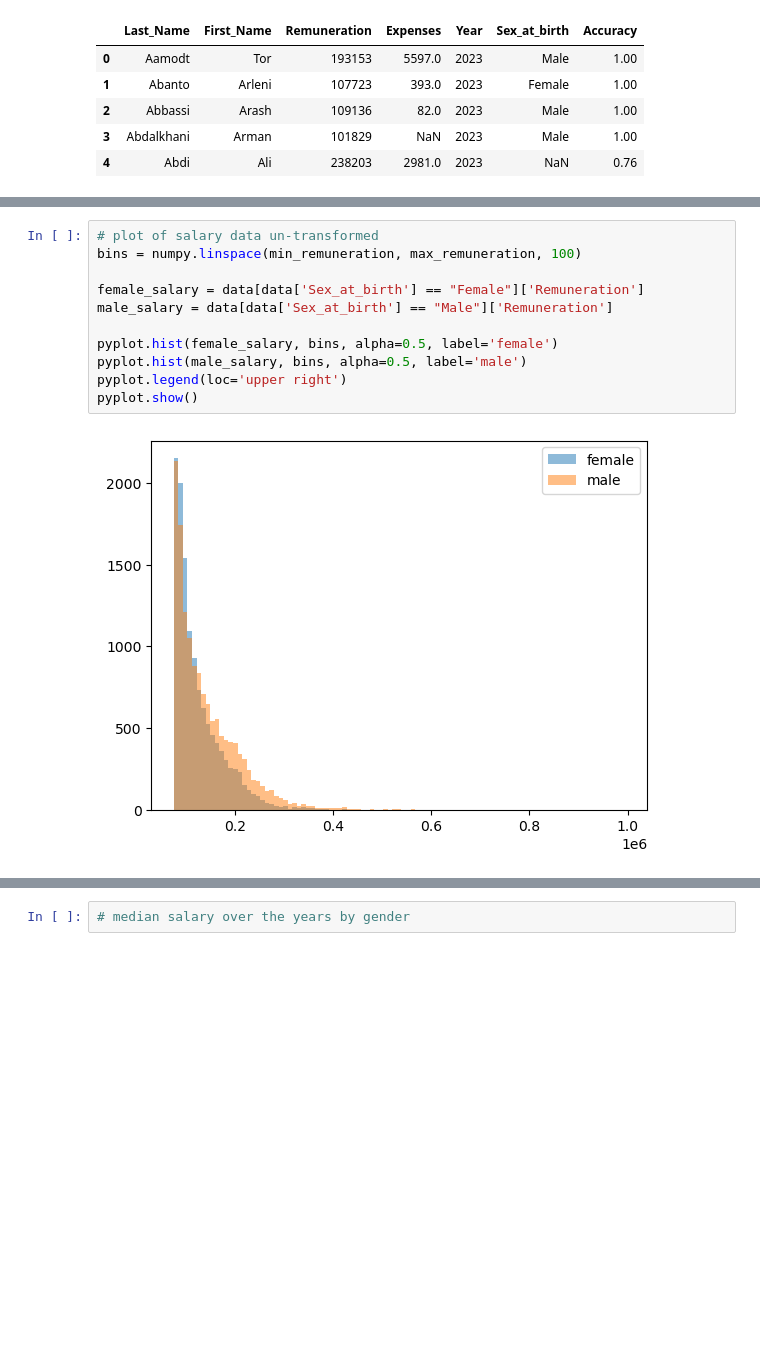
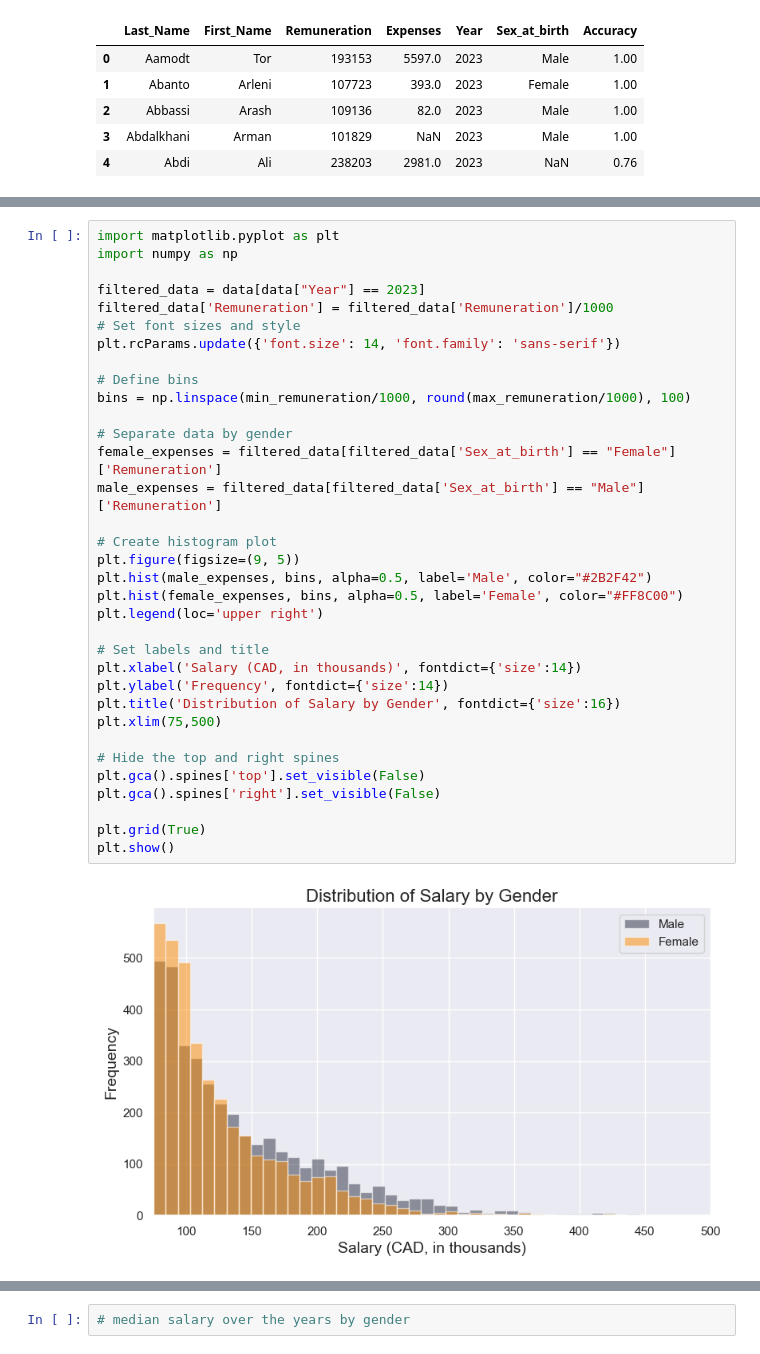
Before and after one commit to jjadeb/UBCSalary, a Jupyter notebook: test.ipynb, the cells around one changed output, grey strips where cells are left out. Cells and saved outputs as stored; diff of their text form; blank space fills up the shorter version.

Commit message:
beautifying plots

```diff
--- a/test.ipynb
+++ b/test.ipynb
@@ -60,13 +78,36 @@ log_data_summary
 # %%
-# plot of salary data un-transformed
-bins = numpy.linspace(min_remuneration, max_remuneration, 100)
+import matplotlib.pyplot as plt
+import numpy as np
 
-female_salary = data[data['Sex_at_birth'] == "Female"]['Remuneration']
-male_salary = data[data['Sex_at_birth'] == "Male"]['Remuneration']
+filtered_data = data[data["Year"] == 2023]
+filtered_data['Remuneration'] = filtered_data['Remuneration']/1000
+# Set font sizes and style
+plt.rcParams.update({'font.size': 14, 'font.family': 'sans-serif'})
 
-pyplot.hist(female_salary, bins, alpha=0.5, label='female')
-pyplot.hist(male_salary, bins, alpha=0.5, label='male')
-pyplot.legend(loc='upper right')
-pyplot.show()
+# Define bins
+bins = np.linspace(min_remuneration/1000, round(max_remuneration/1000), 100)
+
+# Separate data by gender
+female_expenses = filtered_data[filtered_data['Sex_at_birth'] == "Female"]['Remuneration']
+male_expenses = filtered_data[filtered_data['Sex_at_birth'] == "Male"]['Remuneration']
+
+# Create histogram plot
+plt.figure(figsize=(9, 5))
+plt.hist(male_expenses, bins, alpha=0.5, label='Male', color="#2B2F42")
+plt.hist(female_expenses, bins, alpha=0.5, label='Female', color="#FF8C00")
+plt.legend(loc='upper right')
+
+# Set labels and title
+plt.xlabel('Salary (CAD, in thousands)', fontdict={'size':14})
+plt.ylabel('Frequency', fontdict={'size':14})
+plt.title('Distribution of Salary by Gender', fontdict={'size':16})
+plt.xlim(75,500)
+
+# Hide the top and right spines
+plt.gca().spines['top'].set_visible(False)
+plt.gca().spines['right'].set_visible(False)
+
+plt.grid(True)
+plt.show()
 # %% [output]
-[figure, old version]
+[figure, new version]
```
Also changed, not shown: parts of 15 cells of this notebook.
